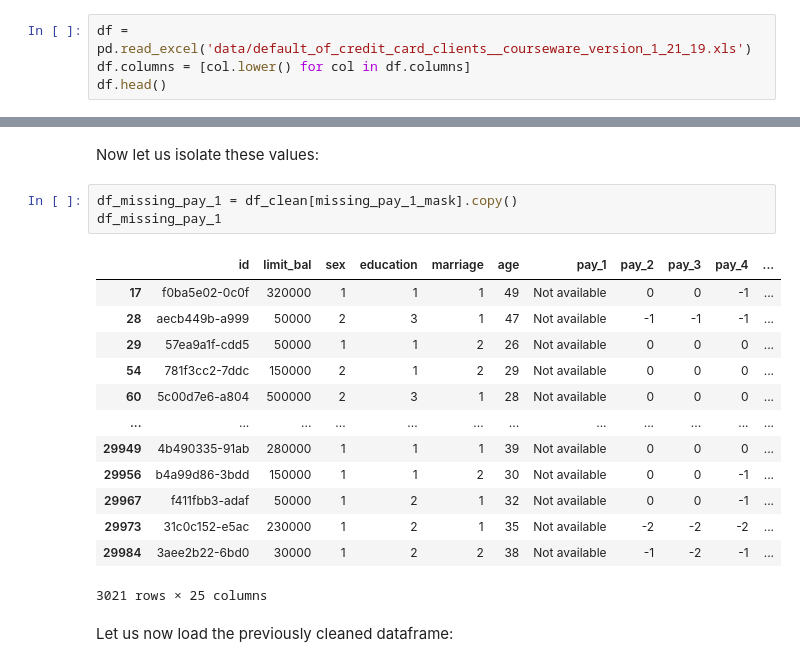
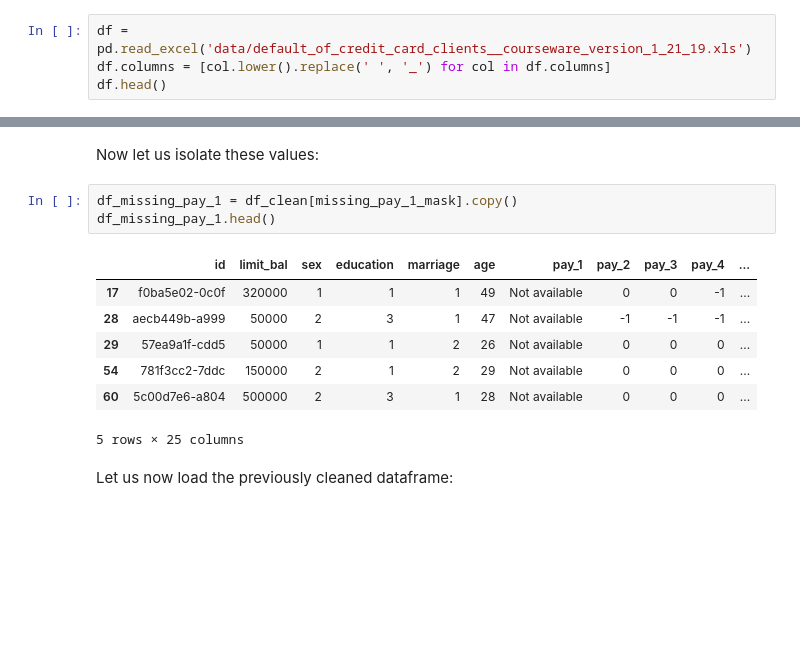
Before and after one commit to jeantardelli/data-science, a Jupyter notebook: inputation-of-missing-data-and-financial-analysis.ipynb, the cells around one changed output, grey strips where cells are left out. Cells and saved outputs as stored; diff of their text form; blank space fills up the shorter version.

Commit message:
Imputation of Missing Data and Financial Analysis - Mode and Random imputation (7b)

```diff
--- a/inputation-of-missing-data-and-financial-analysis.ipynb
+++ b/inputation-of-missing-data-and-financial-analysis.ipynb
@@ -60,7 +62,7 @@ Note that for the case study dataset, the feature that had missing values was **
 Let us load the original dataset:
 # %%
 df = pd.read_excel('data/default_of_credit_card_clients__courseware_version_1_21_19.xls')
-df.columns = [col.lower() for col in df.columns]
+df.columns = [col.lower().replace(' ', '_') for col in df.columns]
 df.head()
 # %% [output]
 |  | id | limit_bal | sex | education | marriage | age | pay_1 | pay_2 | pay_3 | pay_4 | ... |
@@ -157,21 +159,15 @@ sum(missing_pay_1_mask)
 Now let us isolate these values:
 # %%
 df_missing_pay_1 = df_clean[missing_pay_1_mask].copy()
-df_missing_pay_1
+df_missing_pay_1.head()
 # %% [output]
 |  | id | limit_bal | sex | education | marriage | age | pay_1 | pay_2 | pay_3 | pay_4 | ... |
 | 17 | f0ba5e02-0c0f | 320000 | 1 | 1 | 1 | 49 | Not available | 0 | 0 | -1 | ... |
 | 28 | aecb449b-a999 | 50000 | 2 | 3 | 1 | 47 | Not available | -1 | -1 | -1 | ... |
 | 29 | 57ea9a1f-cdd5 | 50000 | 1 | 1 | 2 | 26 | Not available | 0 | 0 | 0 | ... |
 | 54 | 781f3cc2-7ddc | 150000 | 2 | 1 | 2 | 29 | Not available | 0 | 0 | 0 | ... |
 | 60 | 5c00d7e6-a804 | 500000 | 2 | 3 | 1 | 28 | Not available | 0 | 0 | 0 | ... |
-| ... | ... | ... | ... | ... | ... | ... | ... | ... | ... | ... | ... |
-| 29949 | 4b490335-91ab | 280000 | 1 | 1 | 1 | 39 | Not available | 0 | 0 | 0 | ... |
-| 29956 | b4a99d86-3bdd | 150000 | 1 | 1 | 2 | 30 | Not available | 0 | 0 | -1 | ... |
-| 29967 | f411fbb3-adaf | 50000 | 1 | 2 | 1 | 32 | Not available | 0 | 0 | -1 | ... |
-| 29973 | 31c0c152-e5ac | 230000 | 1 | 2 | 1 | 35 | Not available | -2 | -2 | -2 | ... |
-| 29984 | 3aee2b22-6bd0 | 30000 | 1 | 2 | 2 | 38 | Not available | -1 | -2 | -1 | ... |
-3021 rows × 25 columns
+5 rows × 25 columns
 # %% [markdown]
 Let us now load the previously cleaned dataframe:
 # %%
```
Also changed, not shown: parts of 15 cells of this notebook.
